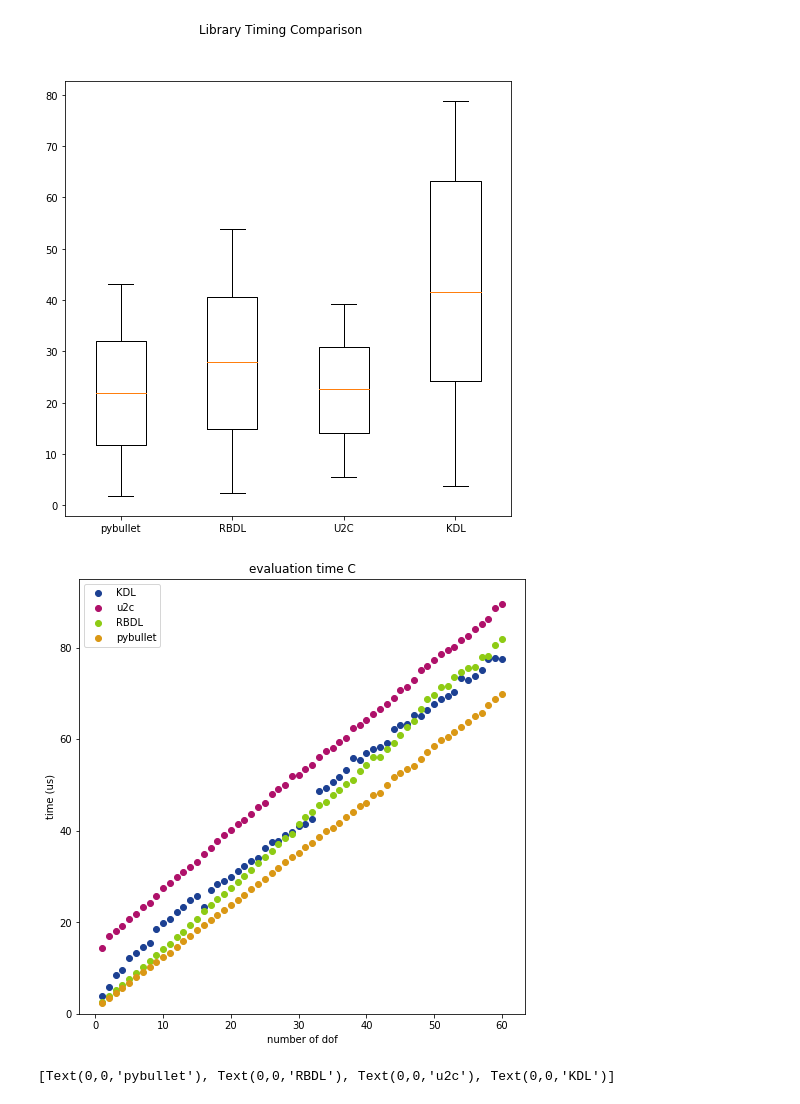
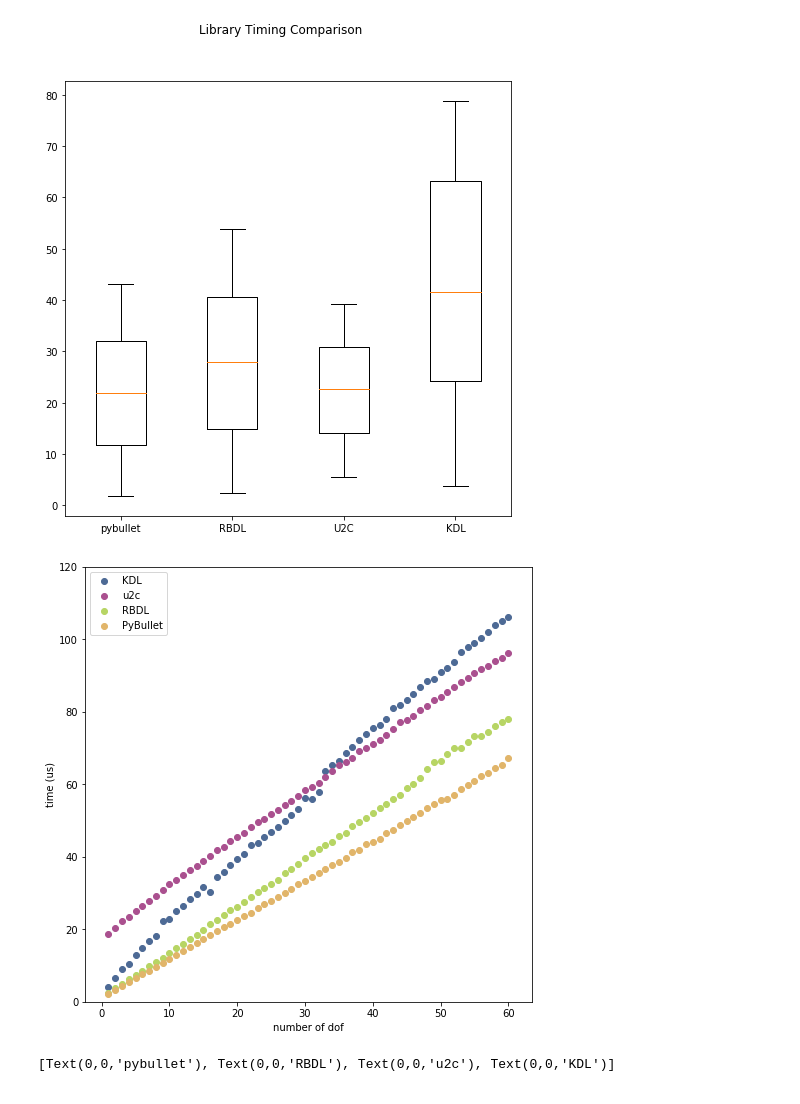
Before and after one commit to mahaarbo/urdf2casadi, a Jupyter notebook: examples/timing/timing_data.ipynb, the cells around one changed output. Saved outputs shown, nothing was run; the diff lists cells and outputs as text; code cells hidden in the pictures.

```diff
--- a/examples/timing/timing_data.ipynb
+++ b/examples/timing/timing_data.ipynb
@@ -106,0 +3,6 @@ print g_mediantime_u2c[5]
+# %%
+
+c_mediantime_u2c = [18.64910125732422, 20.380020141601562, 22.42565155029297, 23.2696533203125, 25.140047073364258, 26.30472183227539, 27.899742126464844, 29.104948043823242, 30.965805053710938, 32.634735107421875, 33.63490104675293, 34.868717193603516, 36.48042678833008, 37.41025924682617, 38.77878189086914, 40.209293365478516, 41.86868667602539, 42.83547401428223, 44.42930221557617, 45.56536674499512, 46.65970802307129, 48.329830169677734, 49.550533294677734, 50.54473876953125, 51.83100700378418, 52.85024642944336, 54.35943603515625, 55.435895919799805, 56.77461624145508, 58.32552909851074, 59.34953689575195, 60.42957305908203, 62.09135055541992, 63.7054443359375, 65.28019905090332, 66.13016128540039, 67.2292709350586, 69.31543350219727, 69.99969482421875, 71.04992866516113, 72.25990295410156, 73.55928421020508, 75.40583610534668, 77.24523544311523, 77.76021957397461, 78.98449897766113, 80.52587509155273, 81.6798210144043, 83.30106735229492, 84.11169052124023, 85.39557456970215, 86.91906929016113, 88.25063705444336, 89.25914764404297, 90.78025817871094, 91.69578552246094, 92.79012680053711, 94.05970573425293, 94.85006332397461, 96.37951850891113]
+c_mediantime_kdl = [4.117488861083984, 6.435513496398926, 9.155511856079102, 10.486602783203125, 13.03708553314209, 14.961957931518555, 16.76809787750244, 18.2039737701416, 22.426128387451172, 22.84705638885498, 25.113463401794434, 26.46350860595703, 28.499364852905273, 29.76202964782715, 31.69703483581543, 30.338525772094727, 34.574031829833984, 35.83359718322754, 37.642478942871094, 39.30199146270752, 40.798068046569824, 43.19453239440918, 43.807387351989746, 45.5775260925293, 46.96798324584961, 48.28500747680664, 49.95584487915039, 51.602959632873535, 53.21156978607178, 56.24985694885254, 56.090593338012695, 57.94048309326172, 63.721060752868645, 65.39106369018555, 66.51949882507324, 68.55809688568115, 70.23537158966064, 72.20292091369629, 74.01394844055176, 75.62804222106934, 76.41994953155518, 78.02450656890869, 81.16114139556885, 81.99048042297363, 83.39691162109375, 84.87904071807861, 86.87245845794678, 88.41896057128906, 89.12348747253418, 90.92998504638672, 92.13197231292725, 93.87993812561035, 96.56190872192383, 97.88048267364502, 99.04098510742188, 100.4629135131836, 101.98497772216797, 104.00497913360596, 104.94303703308105, 106.24003410339355]
+c_mediantime_rbdl = [2.4919509887695312, 3.7300586700439453, 4.9304962158203125, 6.162047386169434, 7.366418838500977, 8.558392524719238, 9.774565696716309, 11.063575744628906, 12.217521667480469, 13.454079627990723, 14.842033386230469, 15.93053340911865, 17.27902889251709, 18.459439277648926, 19.8519229888916, 21.511554718017578, 22.70197868347168, 24.052023887634277, 25.29597282409668, 26.21936798095703, 27.533411979675293, 28.84650230407715, 30.360937118530273, 31.448006629943848, 32.40799903869629, 33.50496292114258, 35.588979721069336, 36.52298450469971, 38.152098655700684, 39.792537689208984, 41.00656509399414, 42.181968688964844, 43.37489604949951, 44.217467308044434, 45.8369255065918, 46.6158390045166, 48.394083976745605, 49.49784278869629, 50.67849159240723, 52.19447612762451, 53.591012954711914, 54.6414852142334, 55.84454536437988, 57.07049369812012, 58.89463424682617, 60.02843379974365, 61.81204319000245, 64.35596942901611, 66.10047817230225, 66.4759874343872, 68.28546524047852, 69.91684436798096, 70.11997699737549, 71.64037227630615, 73.20737838745117, 73.36342334747314, 74.43904876708984, 76.19643211364746, 77.24857330322266, 77.93164253234863]
+c_mediantime_pb = [2.1539926528930664, 3.2196044921875, 4.279494285583496, 5.330085754394531, 6.478548049926758, 7.5664520263671875, 8.534550666809082, 9.559154510498047, 10.650992393493652, 11.770963668823242, 12.817025184631348, 13.890981674194336, 15.01917839050293, 16.110539436340332, 17.28653907775879, 18.354058265686035, 19.620418548583984, 20.54297924041748, 21.502017974853516, 22.614598274230957, 23.53835105895996, 24.584054946899414, 25.924086570739746, 27.024507522583008, 27.907967567443848, 28.985977172851562, 29.915571212768555, 31.078100204467773, 32.52303600311279, 33.42747688293457, 34.480929374694824, 35.5679988861084, 36.55600547790527, 37.66000270843506, 38.70546817779541, 39.62206840515137, 41.22352600097656, 41.996002197265625, 43.47407817840576, 44.171929359436035, 44.97992992401123, 46.469926834106445, 47.39546775817871, 48.85852336883545, 49.990057945251465, 50.899386405944824, 52.05643177032471, 53.40993404388428, 54.5344352722168, 55.592894554138184, 56.026458740234375, 57.17957019805908, 58.703064918518066, 59.72254276275635, 60.86409091949463, 62.18349933624268, 63.02201747894288, 64.37647342681885, 65.29247760772705, 67.31152534484863]
@@ -107,3 +52,13 @@ print g_mediantime_u2c[5]
+# %%
+c1 = ["#802B67", "#AA8039", "#2C4870", "#84A136"]
+
+c2 = [ "#2D0320", "#3C2704","#061327", "#2A3803"]
+
+c3 = [ "#571142", "#735117","#142B4C", "#556D15"]
+
+c4 = [ "#AA508F", "#E1B56A","#4D6A95", "#B7D564"]
+
+c5 = [ "#D380BA", "#FFDA9A","#7C98C2", "#DCF594"]
 # %% [markdown]
 # Graphs
 
@@ -144,19 +99,19 @@ ax.set_xticklabels(names)
 [figure]
 # %%
 c_fig = plt.figure(figsize = (8, 8))
-plt.scatter(joint_nr, c_mediantime_kdl, c=color[3], label='KDL')
+plt.scatter(joint_nr, c_mediantime_kdl, c=c4[2], label='KDL')
 #plt.scatter(joint_nr, mediantime_u2c, c='hotpink', label='u2c')
-plt.scatter(joint_nr, c_mediantime_u2c, c=color[2], label='u2c')
-plt.scatter(joint_nr, c_mediantime_rbdl, c=color[1], label='RBDL')
-plt.scatter(joint_nr, c_mediantime_pb, c=color[0], label='pybullet')
+plt.scatter(joint_nr, c_mediantime_u2c, c=c4[0], label='u2c')
+plt.scatter(joint_nr, c_mediantime_rbdl, c=c4[3], label='RBDL')
+plt.scatter(joint_nr, c_mediantime_pb, c=c4[1], label='PyBullet')
 plt.xlabel("number of dof")
 plt.ylabel("time (us)")
-plt.title("evaluation time C")
+#plt.title("evaluation time C")
 #plt.xlim(-2, 2)
-plt.ylim(0, 95)
+plt.ylim(0, 120)
 plt.legend(loc='upper left')
 c_fig.show()
 # %% [output]
-[figure, old version]
+[figure, new version]
 # %%
 timing_scores = [c_mediantime_pb, c_mediantime_rbdl, c_mediantime_u2c, c_mediantime_kdl]
```
Also changed, not shown: parts of 42 cells of this notebook, 3 other files.
